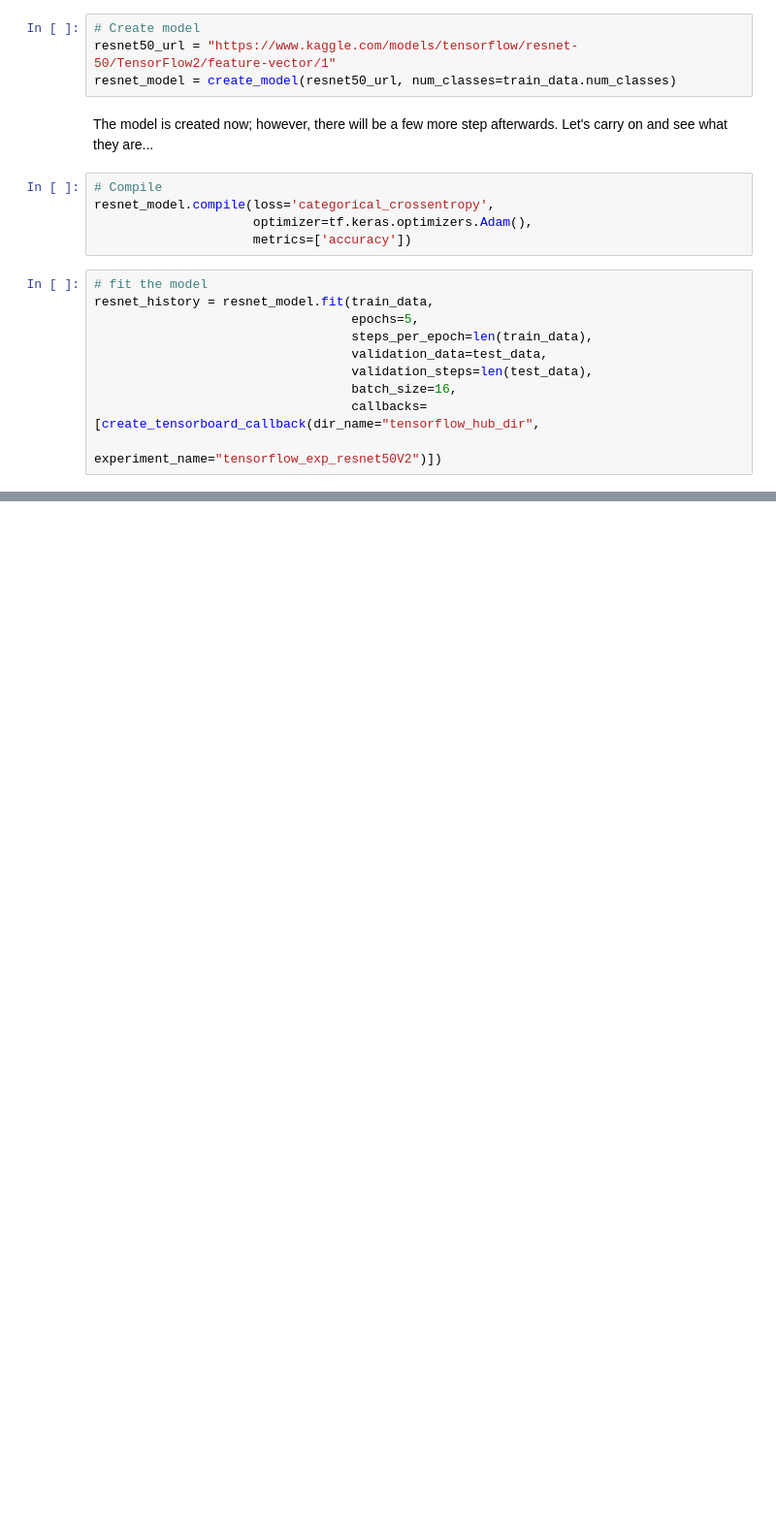
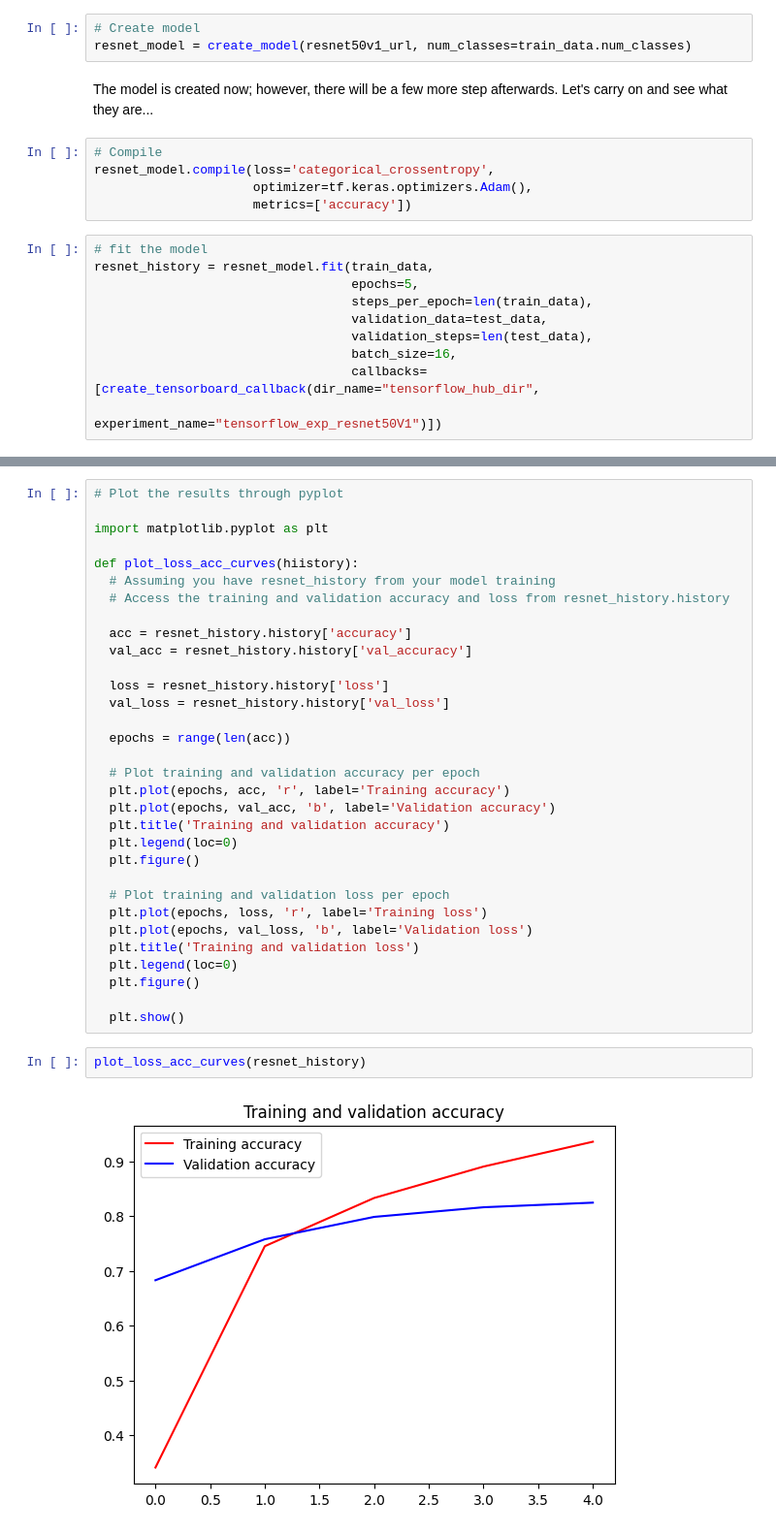
Before and after one commit to milad818/ml-frameworks, a Jupyter notebook: tensorflow/04_tf_transfer_learning_feature_extraction.ipynb, the cells around one changed output, grey strips where cells are left out. Shown: that part at 97% size. Saved outputs shown, nothing was run; the diff lists cells and outputs as text; blank space fills up the shorter version.

```diff
--- a/tensorflow/04_tf_transfer_learning_feature_extraction.ipynb
+++ b/tensorflow/04_tf_transfer_learning_feature_extraction.ipynb
@@ -267,8 +288,7 @@ def create_model(model_url, num_classes=10):
   return model
 # %%
 # Create model
-resnet50_url = "https://www.kaggle.com/models/tensorflow/resnet-50/TensorFlow2/feature-vector/1"
-resnet_model = create_model(resnet50_url, num_classes=train_data.num_classes)
+resnet_model = create_model(resnet50v1_url, num_classes=train_data.num_classes)
 # %% [markdown]
 The model is created now; however, there will be a few more step afterwards. Let's carry on and see what they are...
 # %%
@@ -285,5 +305,5 @@ resnet_history = resnet_model.fit(train_data,
                                   validation_steps=len(test_data),
                                   batch_size=16,
                                   callbacks=[create_tensorboard_callback(dir_name="tensorflow_hub_dir",
-                                                                         experiment_name="tensorflow_exp_resnet50V2")])
+                                                                         experiment_name="tensorflow_exp_resnet50V1")])
 # %% [output]
@@ -293,0 +361,36 @@ Epoch 2/5
+# %%
+# Plot the results through pyplot
+
+import matplotlib.pyplot as plt
+
+def plot_loss_acc_curves(hiistory):
+  # Assuming you have resnet_history from your model training
+  # Access the training and validation accuracy and loss from resnet_history.history
+
+  acc = resnet_history.history['accuracy']
+  val_acc = resnet_history.history['val_accuracy']
+
+  loss = resnet_history.history['loss']
+  val_loss = resnet_history.history['val_loss']
+
+  epochs = range(len(acc))
+
+  # Plot training and validation accuracy per epoch
+  plt.plot(epochs, acc, 'r', label='Training accuracy')
+  plt.plot(epochs, val_acc, 'b', label='Validation accuracy')
+  plt.title('Training and validation accuracy')
+  plt.legend(loc=0)
+  plt.figure()
+
+  # Plot training and validation loss per epoch
+  plt.plot(epochs, loss, 'r', label='Training loss')
+  plt.plot(epochs, val_loss, 'b', label='Validation loss')
+  plt.title('Training and validation loss')
+  plt.legend(loc=0)
+  plt.figure()
+
+  plt.show()
+# %%
+plot_loss_acc_curves(resnet_history)
+# %% [output]
+[figure, added]
```
Also changed, not shown: parts of 17 cells of this notebook.
